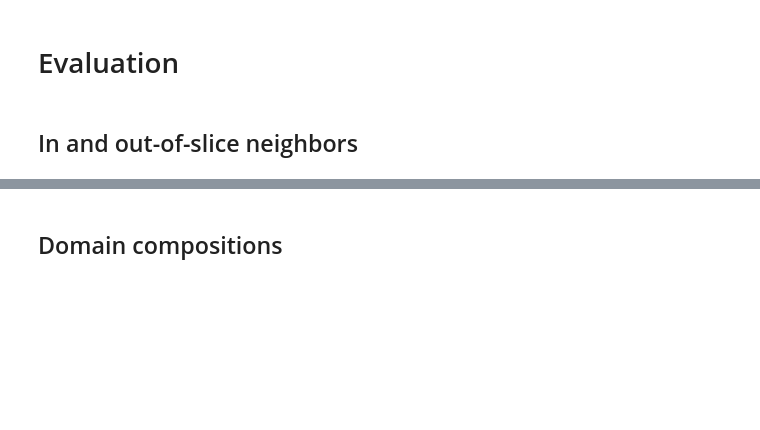
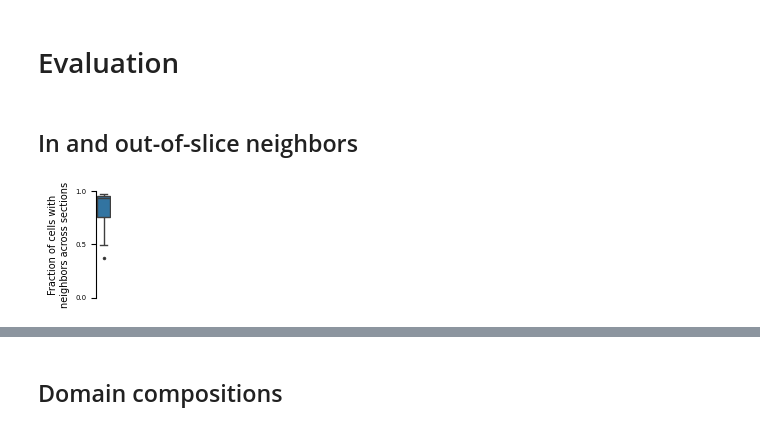
Before and after one commit to HiDiHlabs/SpatialLeiden2-Study, a Jupyter notebook: OpenST_3D_lymphnode.ipynb, the cells around one changed output, grey strips where cells are left out. Cells and saved outputs as stored; diff of their text form; code cells hidden in the pictures; blank space fills up the shorter version.

```diff
--- a/OpenST_3D_lymphnode.ipynb
+++ b/OpenST_3D_lymphnode.ipynb
@@ -216,0 +229,22 @@ fig.tight_layout()
+# %%
+fig, ax = plt.subplots(figsize=(5 * mm, 35 * mm))
+
+
+_ = sns.boxplot(
+    data=frac_out_neighbors,
+    y="fraction",
+    ax=ax,
+    flierprops={"marker": ".", "markerfacecolor": "black", "markersize": 3},
+)
+_ = ax.set(
+    ylabel="Fraction of cells with\nneighbors across sections",
+    ylim=(0, 1),
+    xticks=[],
+    yticks=[0, 0.5, 1],
+)
+for x in ["top", "right", "bottom"]:
+    ax.spines[x].set_visible(False)
+
+fig.savefig(results_lymphnode / "fraction_neighbors.pdf")
+# %% [output]
+[figure, added]
```
Also changed, not shown: parts of 40 cells of this notebook, 29 other files.
